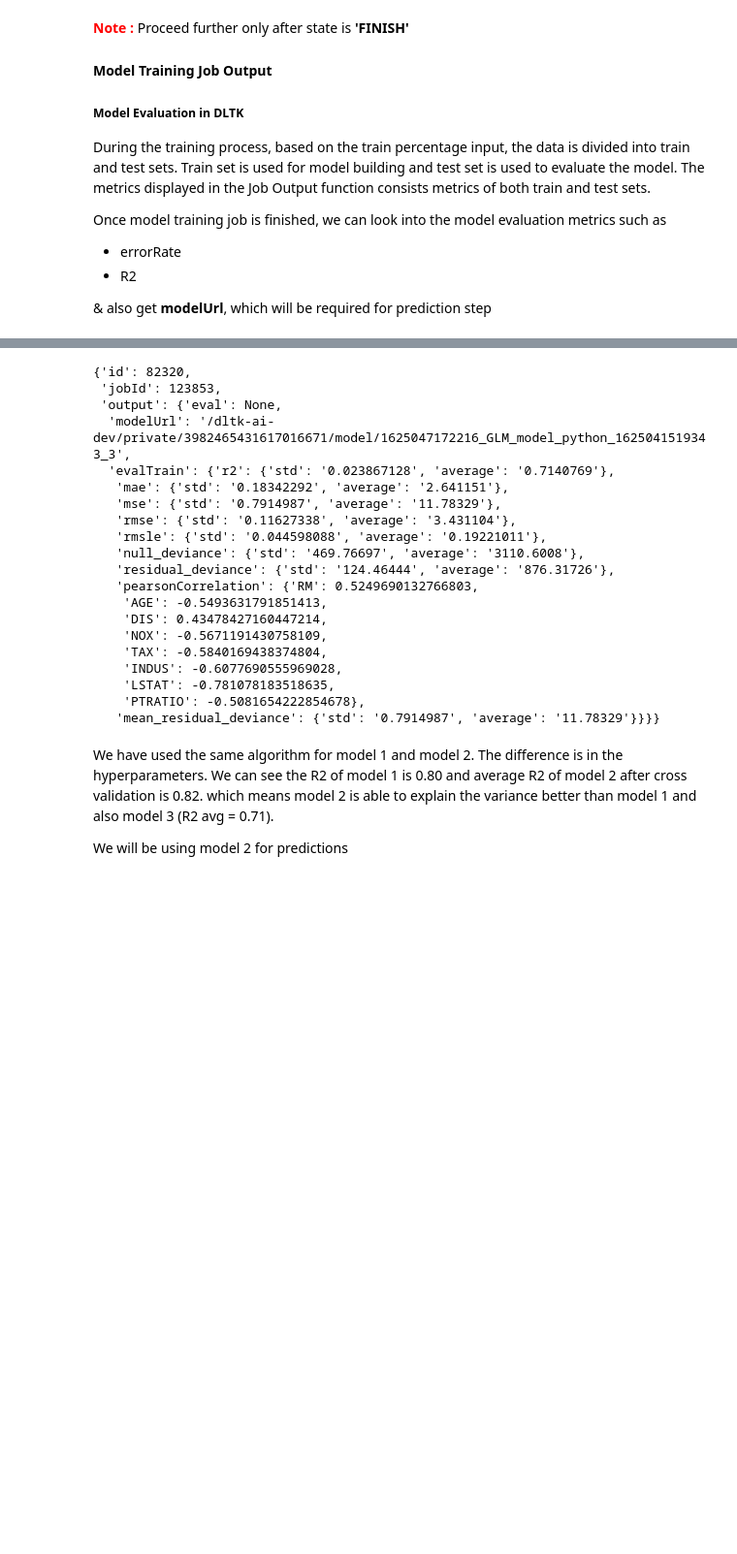
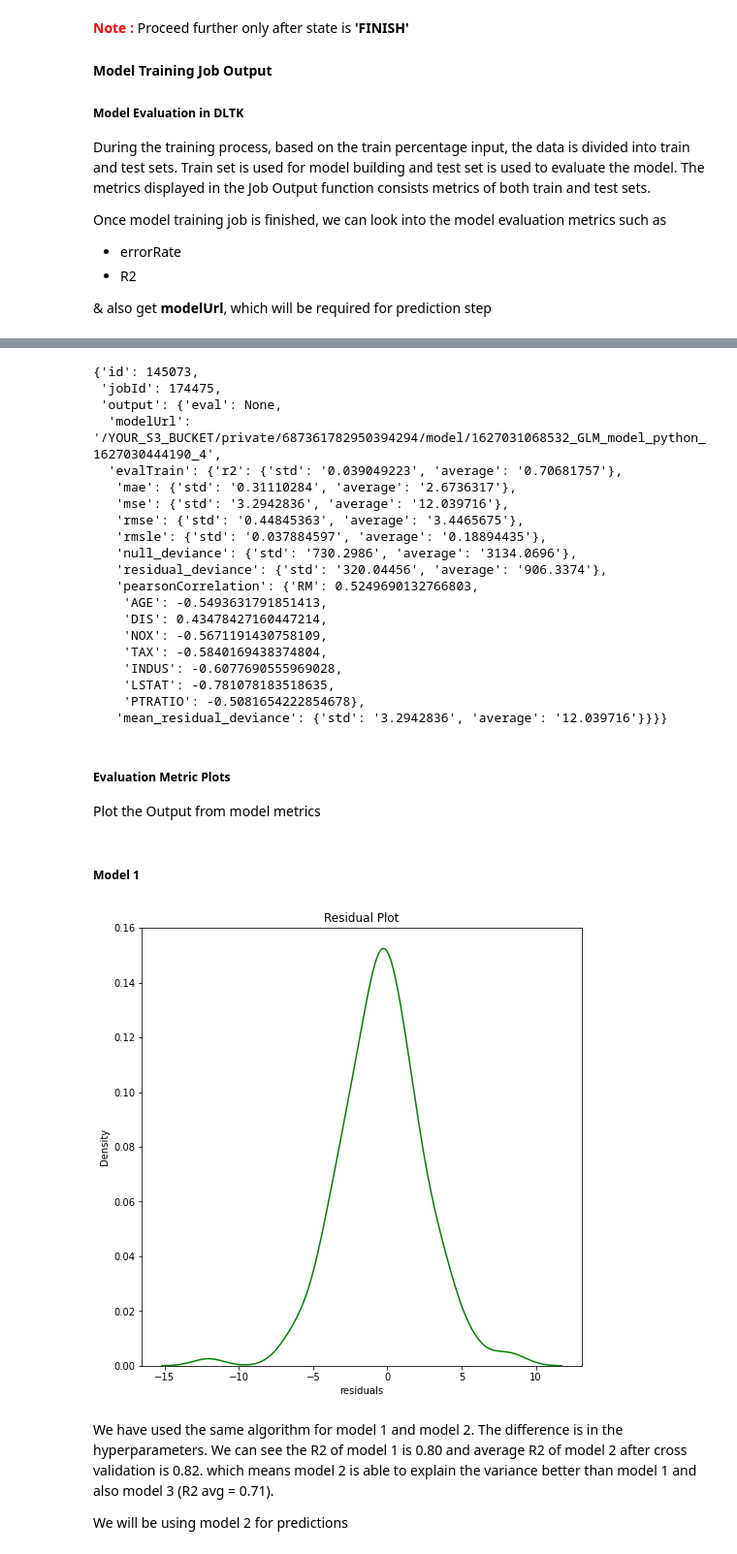
Before and after one commit to dltk-ai/qubitai-dltk, a Jupyter notebook: examples/machine_learning/DLTK ML Regression Tutorial.ipynb, the cells around one changed output, grey strips where cells are left out. Shown at 97% size. Saved outputs shown, nothing was run; the diff lists cells and outputs as text; code cells hidden in the pictures; blank space fills up the shorter version.

```diff
--- a/examples/machine_learning/DLTK ML Regression Tutorial.ipynb
+++ b/examples/machine_learning/DLTK ML Regression Tutorial.ipynb
@@ -291,6 +289,6 @@ for more info please refer https://scikit-learn.org/stable/modules/generated/skl
 # %% [markdown]
 4. Set parameters for building the model
 # %%
-randomforest_parameters = {"bootstrap":False, "n_estimators":300, "oob_score":True, "min_samples_leaf":3}
+randomforest_parameters = {"bootstrap":True, "n_estimators":300, "oob_score":True, "min_samples_leaf":3}
 # %% [markdown]
 ##### send request for model training
@@ -475,17 +475,17 @@ train_job_output_response_m2
 train_job_output_response_m3 = client.job_output(train_response_m3['data']['jobId'])
 train_job_output_response_m3
 # %% [output]
-{'id': 82320,
- 'jobId': 123853,
+{'id': 145073,
+ 'jobId': 174475,
  'output': {'eval': None,
-  'modelUrl': '/dltk-ai-dev/private/3982465431617016671/model/1625047172216_GLM_model_python_1625041519343_3',
-  'evalTrain': {'r2': {'std': '0.023867128', 'average': '0.7140769'},
-   'mae': {'std': '0.18342292', 'average': '2.641151'},
-   'mse': {'std': '0.7914987', 'average': '11.78329'},
-   'rmse': {'std': '0.11627338', 'average': '3.431104'},
-   'rmsle': {'std': '0.044598088', 'average': '0.19221011'},
-   'null_deviance': {'std': '469.76697', 'average': '3110.6008'},
-   'residual_deviance': {'std': '124.46444', 'average': '876.31726'},
+  'modelUrl': '/YOUR_S3_BUCKET/private/687361782950394294/model/1627031068532_GLM_model_python_1627030444190_4',
+  'evalTrain': {'r2': {'std': '0.039049223', 'average': '0.70681757'},
+   'mae': {'std': '0.31110284', 'average': '2.6736317'},
+   'mse': {'std': '3.2942836', 'average': '12.039716'},
+   'rmse': {'std': '0.44845363', 'average': '3.4465675'},
+   'rmsle': {'std': '0.037884597', 'average': '0.18894435'},
+   'null_deviance': {'std': '730.2986', 'average': '3134.0696'},
+   'residual_deviance': {'std': '320.04456', 'average': '906.3374'},
    'pearsonCorrelation': {'RM': 0.5249690132766803,
     'AGE': -0.5493631791851413,
     'DIS': 0.43478427160447214,
@@ -494,4 +494,9 @@ train_job_output_response_m3
     'INDUS': -0.6077690555969028,
     'LSTAT': -0.781078183518635,
     'PTRATIO': -0.5081654222854678},
-   'mean_residual_deviance': {'std': '0.7914987', 'average': '11.78329'}}}}
+   'mean_residual_deviance': {'std': '3.2942836', 'average': '12.039716'}}}}
+# %% [markdown]
+##### Evaluation Metric Plots
+
+
+Plot the Output from model metrics
@@ -498,3 +506,9 @@ train_job_output_response_m3
+# %% [markdown]
+##### Model 1
+# %%
+visualization.model_evaluation_plots(task="regression", data=train_job_output_response_m1, plots="residual_plot")
+# %% [output]
+[figure, added]
 # %% [markdown]
 We have used the same algorithm for model 1 and model 2. The difference is in the hyperparameters. We can see the R2 of model 1 is 0.80 and average R2 of model 2 after cross validation is 0.82. which means model 2 is able to explain the variance better than model 1 and also model 3 (R2 avg = 0.71).
 
```
Also changed, not shown: parts of 19 cells of this notebook, 9 other files.
